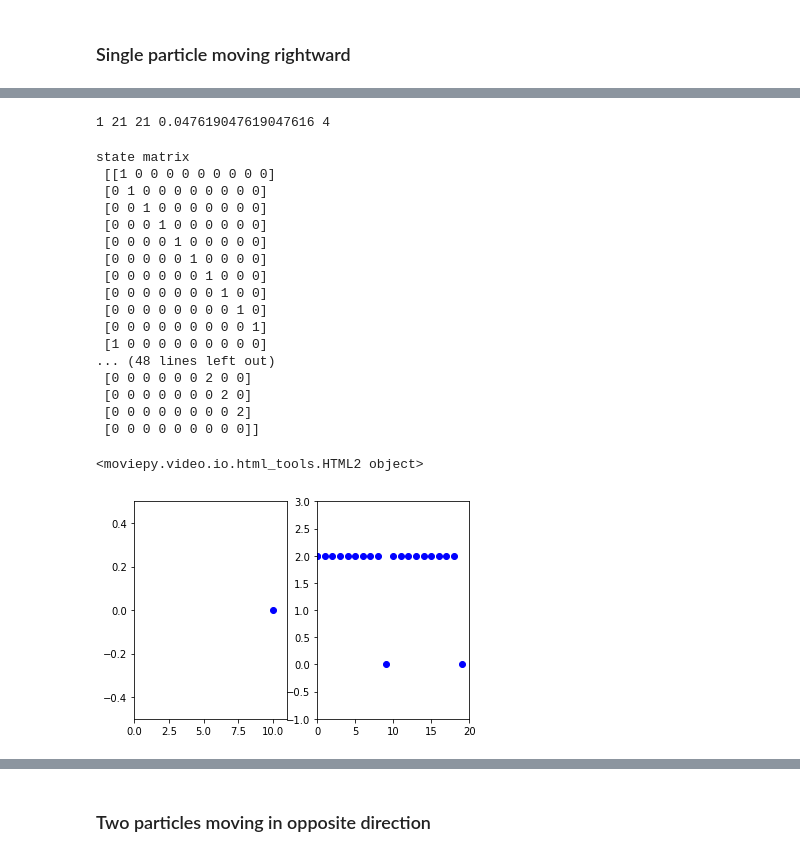
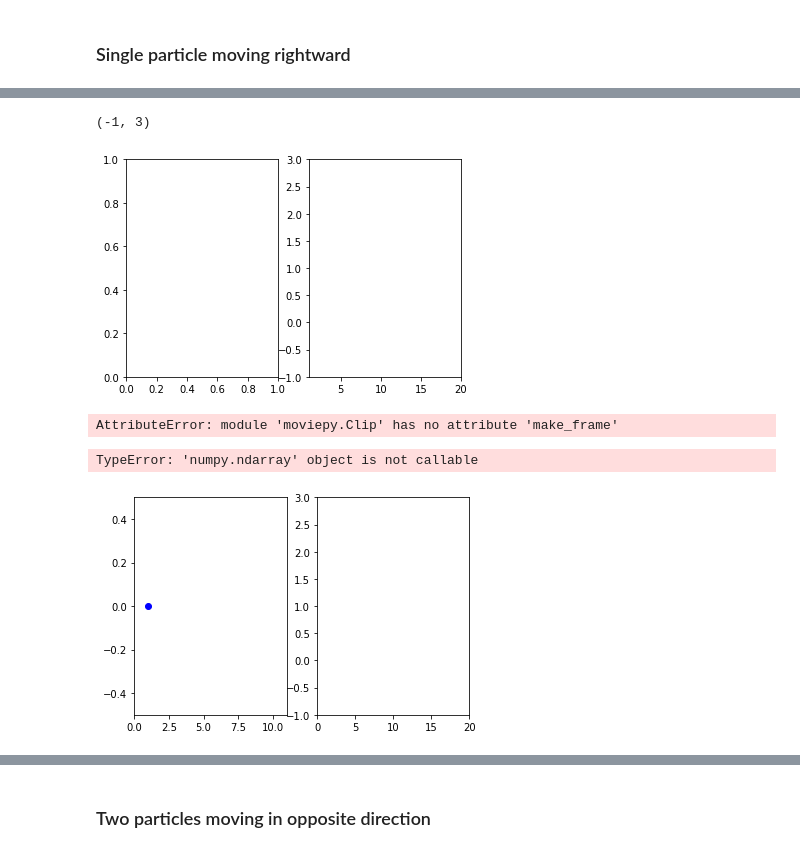
Before and after one commit to aernesto/motion_energy_Adrian, a Jupyter notebook: Motion_Energy_exploration.ipynb, the cells around one changed output, grey strips where cells are left out. Saved outputs shown, nothing was run; the diff lists cells and outputs as text; code cells hidden in the pictures.

```diff
--- a/Motion_Energy_exploration.ipynb
+++ b/Motion_Energy_exploration.ipynb
@@ -92,9 +69,23 @@ for t in np.arange(scope)+1:
 # %%
-# DEBUG
-duration = 1  # duration of clip in seconds
+ME = custom_ME(stateMatrix) # motion energy
+ME_lb = np.min(ME)-1
+ME_ub = np.max(ME)+1
+
+duration = 2  # duration of clip in seconds
 totFrames = T + 1 # visit each row of the state matrix once in the clip
 frameRate = totFrames // duration
 binSize = duration / totFrames
-print(duration, totFrames, frameRate, binSize, int(np.floor(.2/binSize)))
+
+fig, (ax1, ax2) = plt.subplots(1, 2)
+ax2.clear()
+ax2.set_xlim(1,T)
+ax2.set_ylim(ME_lb, ME_ub)
 # %% [output]
-1 21 21 0.047619047619047616 4
+(-1, 3)
+[figure, added]
+# %%
+_, N = stateMatrix.shape  # N is number of cells
+x = np.arange(N)+1        # 1D space
+T = _ - 1                 # T is time horizon (T = number of time steps - 1)
+frameNumber = map_time_to_frame(t, binSize)
+time_idx = map_frame_number_to_time_idx(frameNumber, T)
@@ -101,40 +95,52 @@ print(duration, totFrames, frameRate, binSize, int(np.floor(.2/binSize)))
+# %%
+inspect.getsourcefile(Clip.make_frame)
+# %% [output]
+AttributeError: module 'moviepy.Clip' has no attribute 'make_frame'
+# %%
+# put this function definition back into ME_functions once it is debugged
+def make_frame(t, stateMatrix, ME, binSize, fig, ax1, ax2):
+
+    # define quantities used later on
+    _, N = stateMatrix.shape  # N is number of cells
+    x = np.arange(N)+1        # 1D space
+    T = _ - 1                 # T is time horizon (T = number of time steps - 1)
+
+    frameNumber = map_time_to_frame(t, binSize)
+    time_idx = map_frame_number_to_time_idx(frameNumber, T)
+
+    # plot particles
+    ax1.clear()
+
+    xx=x[stateMatrix[time_idx,:]==1]
+    ax1.plot(xx, 0, 'bo')
+    ax1.set_ylim(-.5, 0.5)
+    ax1.set_xlim(0, N+1)
+
+    #ax2.clear()
+    #if time_idx > 0:  # account for the fact that ME doesn't exist at time = 0
+    #ax2.plot(frameNumber,ME[time_idx - 1],'bo')
+
+    return mplfig_to_npimage(fig)
 # %%
+#%%capture
 # example cell taken from here: https://zulko.github.io/moviepy/getting_started/working_with_matplotlib.html
 
-x=np.arange(N)+1  # 1D space
 ME = custom_ME(stateMatrix) # motion energy
 ME_lb = np.min(ME)-1
 ME_ub = np.max(ME)+1
 
 duration = 2  # duration of clip in seconds
 totFrames = T + 1 # visit each row of the state matrix once in the clip
 frameRate = totFrames // duration
 binSize = duration / totFrames
 
 fig, (ax1, ax2) = plt.subplots(1, 2)
 ax2.clear()
 ax2.set_xlim(0,T)
 ax2.set_ylim(ME_lb, ME_ub)
 
-animation = VideoClip(make_frame(t, ax1, ax2, stateMatrix, T, N, ME, fig), duration=duration)
-animation.ipython_display(fps=frameRate, loop=True, autoplay=True)
+animation = VideoClip(make_frame(t, stateMatrix, ME, binSize, fig, ax1, ax2), duration=duration)
+playAnimation=animation.ipython_display(fps=frameRate, loop=True, autoplay=True, width=800)
 # %% [output]
-state matrix
- [[1 0 0 0 0 0 0 0 0 0]
- [0 1 0 0 0 0 0 0 0 0]
- [0 0 1 0 0 0 0 0 0 0]
- [0 0 0 1 0 0 0 0 0 0]
- [0 0 0 0 1 0 0 0 0 0]
- [0 0 0 0 0 1 0 0 0 0]
- [0 0 0 0 0 0 1 0 0 0]
- [0 0 0 0 0 0 0 1 0 0]
- [0 0 0 0 0 0 0 0 1 0]
- [0 0 0 0 0 0 0 0 0 1]
- [1 0 0 0 0 0 0 0 0 0]
-... (48 lines left out)
- [0 0 0 0 0 0 2 0 0]
- [0 0 0 0 0 0 0 2 0]
- [0 0 0 0 0 0 0 0 2]
- [0 0 0 0 0 0 0 0 0]]
+TypeError: 'numpy.ndarray' object is not callable
-<moviepy.video.io.html_tools.HTML2 object>
-[figure, old version]
+[figure, new version]
```
Also changed, not shown: parts of 11 cells of this notebook, 1 other file.
